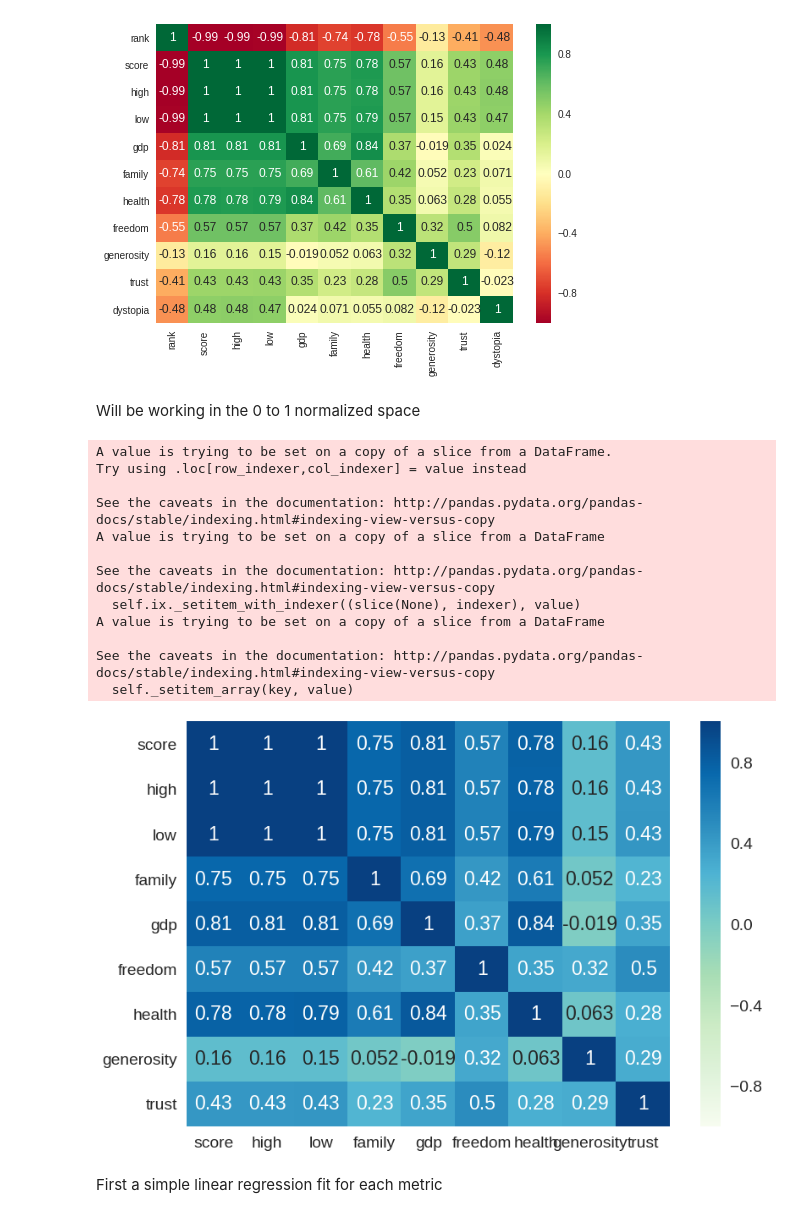
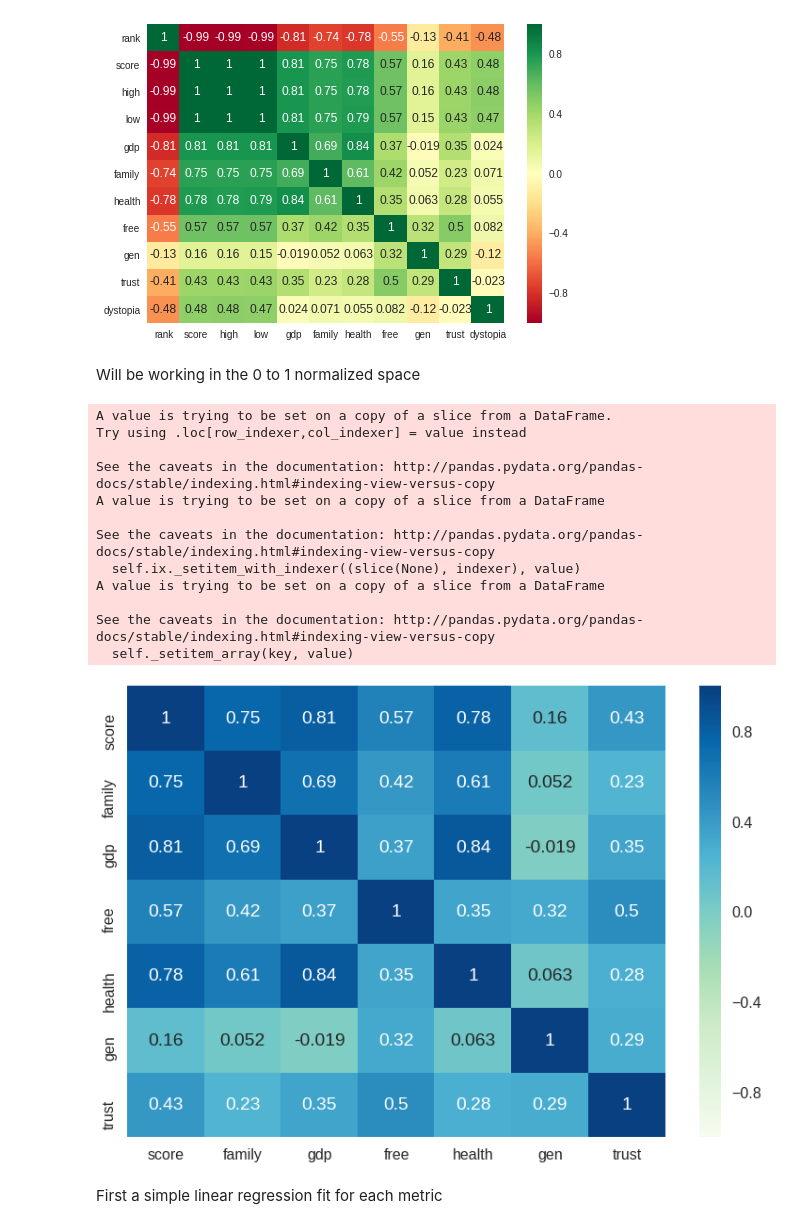
Before and after one commit to bastidas/World-Happiness, a Jupyter notebook: learn.ipynb, the cells around one changed output. Cells and saved outputs as stored; diff of their text form; code cells hidden in the pictures.

```diff
--- a/learn.ipynb
+++ b/learn.ipynb
@@ -16,7 +16,7 @@ from sklearn.model_selection import GridSearchCV
 from sklearn.ensemble import GradientBoostingRegressor
 # %%
 happy_index = pd.read_csv('2017.csv', sep=',', header=0, names=["country", "rank",
-                                                                "score", "high", "low", "gdp", "family", "health", "freedom", "generosity", "trust","dystopia"])
+                                                                "score", "high", "low", "gdp", "family", "health", "free", "gen", "trust","dystopia"])
 world_country_names = pd.read_csv('world-country-names.tsv', sep='\t', header=0)
 # %%
 happy_index.head(5)
@@ -32,29 +32,29 @@ corr_matrix = happy_index.corr()
 sns.heatmap(corr_matrix, annot=True, cbar=True, cmap="RdYlGn")
 plt.show()
 # %% [output]
-[figure, old version]
+[figure, new version]
 # %% [markdown]
 Will be working in the 0 to 1 normalized space
 # %%
-cols = ["score","high", "low", "family", "gdp", "freedom", "health", "generosity", "trust"]
+cols = ["score","high", "low", "family", "gdp", "free", "health", "gen", "trust"]
 happy_index_simple = happy_index[cols]
 scaler = MinMaxScaler()
 happy_index_simple[cols] = scaler.fit_transform(happy_index[cols])
-corr_matrix = happy_index_simple.corr()
-sns.set_context("poster",font_scale=1.2)
+corr_matrix = happy_index[["score", "family", "gdp", "free", "health", "gen", "trust"]].corr()
+sns.set_context("poster",font_scale=1.0)
 sns.heatmap(corr_matrix, annot=True, cbar=True, cmap="GnBu")
 plt.show()
 # %% [output]
 A value is trying to be set on a copy of a slice from a DataFrame.
 Try using .loc[row_indexer,col_indexer] = value instead
 
 See the caveats in the documentation: http://pandas.pydata.org/pandas-docs/stable/indexing.html#indexing-view-versus-copy
 A value is trying to be set on a copy of a slice from a DataFrame
 
 See the caveats in the documentation: http://pandas.pydata.org/pandas-docs/stable/indexing.html#indexing-view-versus-copy
   self.ix._setitem_with_indexer((slice(None), indexer), value)
 A value is trying to be set on a copy of a slice from a DataFrame
 
 See the caveats in the documentation: http://pandas.pydata.org/pandas-docs/stable/indexing.html#indexing-view-versus-copy
   self._setitem_array(key, value)
-[figure, old version]
+[figure, new version]
```
Also changed, not shown: parts of 14 cells of this notebook.
